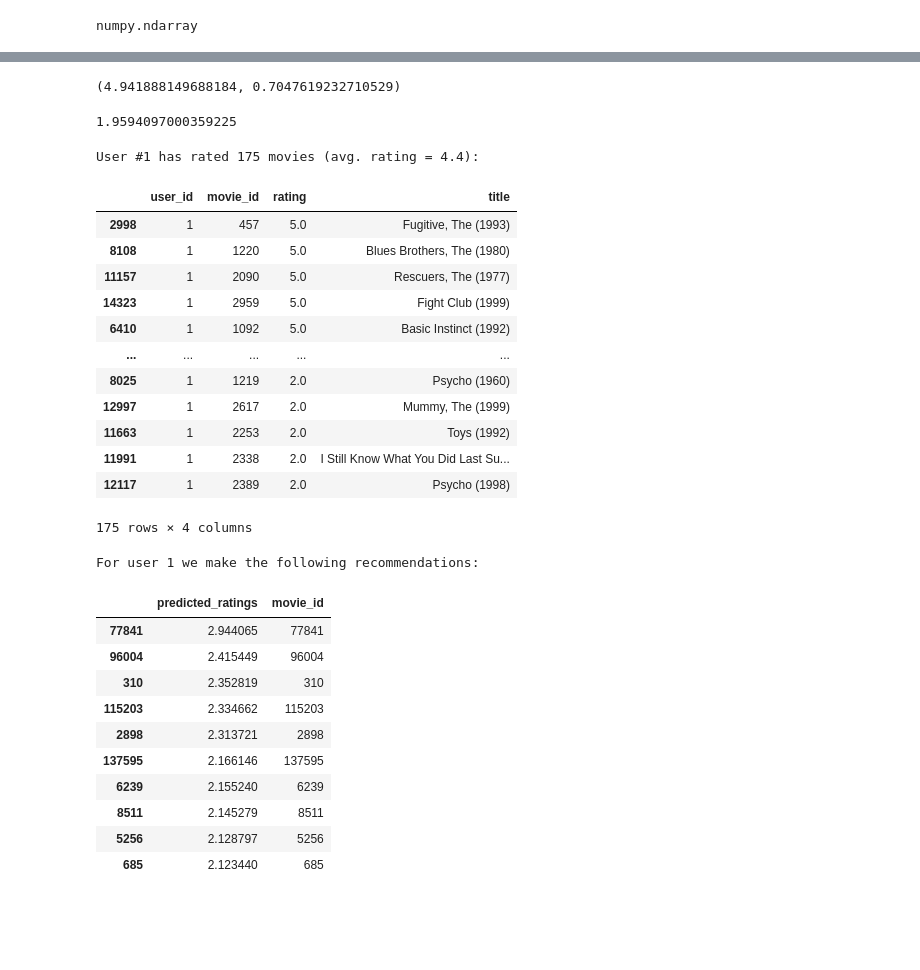
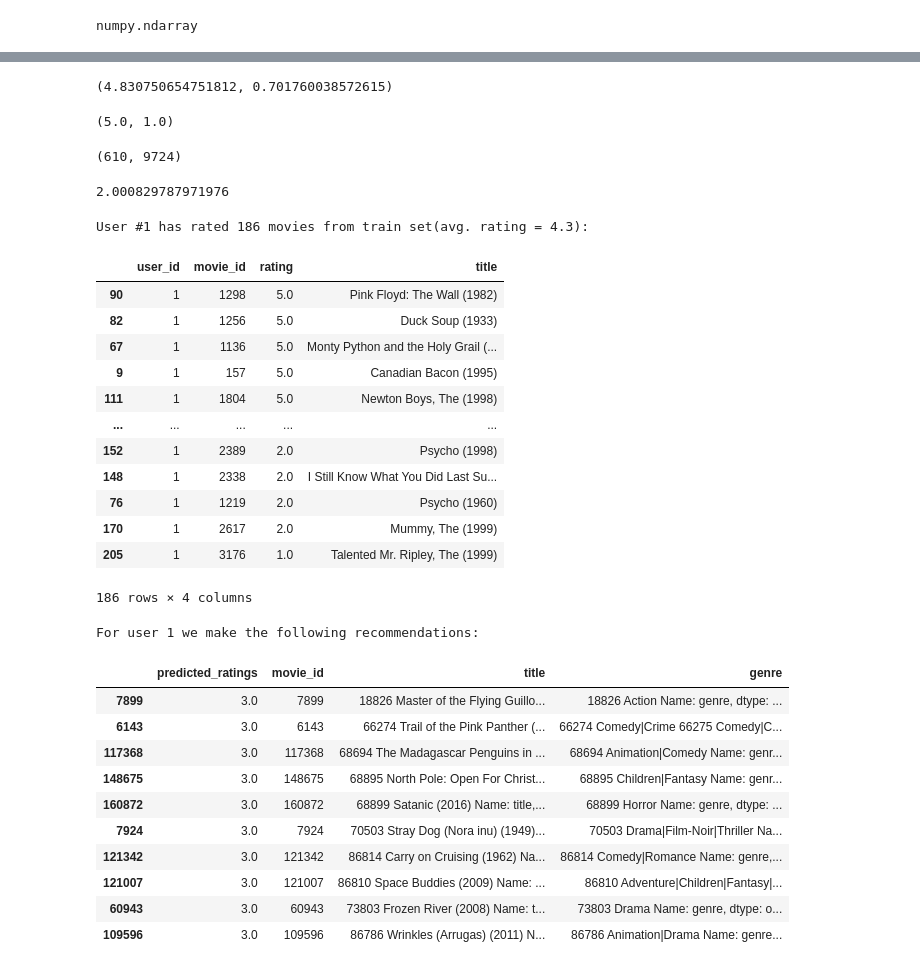
Before and after one commit to elenacramer/DLRM-with-Keras-for-movielens-dataset, a Jupyter notebook: CF_Matrix_Fact.ipynb, the cells around one changed output, grey strips where cells are left out. Drawn from its saved outputs; the diff is of its cells as text; code cells hidden in the pictures; blank space fills up the shorter version.

```diff
--- a/CF_Matrix_Fact.ipynb
+++ b/CF_Matrix_Fact.ipynb
@@ -59,0 +40,7 @@ train.shape, test.shape
+# %%
+# using train / test data saved
+train=pd.read_pickle('/home/elena/Downloads/traindata.pkl')
+test=pd.read_pickle('/home/elena/Downloads/testdata.pkl')
+col_used=data.columns
+train=train[col_used]
+test=test[col_used]
@@ -105,7 +108,7 @@ train_values.shape
 import scipy.sparse as sp
 from scipy.sparse.linalg import svds
 # get svds components from train matrix
-u, s, vt=  svds(train_values, k=20)
+u, s, vt=  svds(train_values, k=6)
 s_diag_matrix=np.diag(s)
 # Now you can make a prediction by taking dot product of u, s and v^T
 X_pred=np.dot(np.dot(u,s_diag_matrix),vt)
@@ -130,14 +133,22 @@ X_scale=((X_pred-min_neg_value-0.8)/max_value)*3 + 1
 X_predict_scale=pd.DataFrame(X_scale, index=n_users, columns=n_movies)
 X_predict_scale.max().max(), X_predict_scale.min().min()
 # %% [output]
-(4.941888149688184, 0.7047619232710529)
+(4.830750654751812, 0.701760038572615)
+# %%
+X_predict_scale=X_predict_scale.round(0)
+X_predict_scale.max().max(), X_predict_scale.min().min()
+# %% [output]
+(5.0, 1.0)
+# %%
+X_predict_scale.shape
+# %% [output]
+(610, 9724)
 # %%
 # evaluation
-from sklearn.metrics import mean_squared_error
-from math import sqrt
-sqrt(mean_squared_error(X_predict_scale[test_values.columns], test_values))
+from sklearn.metrics import mean_absolute_error
+mean_absolute_error(X_predict_scale[test_dataframe.columns], test_dataframe)
 # %% [output]
-1.9594097000359225
+2.000829787971976
 # %%
 # recommending
 def recommendations(userid, n_movies):
@@ -150,41 +161,45 @@ def recommendations(userid, n_movies):
     return predictions
 # %%
 user_ratings = train[train.user_id==1]
-print("User #{} has rated {} movies (avg. rating = {:.1f}):".format(
+print("User #{} has rated {} movies from train set(avg. rating = {:.1f}):".format(
     1, len(user_ratings), user_ratings['rating'].mean(),
 ))
 cols = ['user_id', 'movie_id', 'rating', 'title']
 user_ratings.sort_values(by='rating', ascending=False)[cols]
 # %% [output]
-User #1 has rated 175 movies (avg. rating = 4.4):
+User #1 has rated 186 movies from train set(avg. rating = 4.3):
 |  | user_id | movie_id | rating | title |
-| 2998 | 1 | 457 | 5.0 | Fugitive, The (1993) |
-| 8108 | 1 | 1220 | 5.0 | Blues Brothers, The (1980) |
-| 11157 | 1 | 2090 | 5.0 | Rescuers, The (1977) |
-| 14323 | 1 | 2959 | 5.0 | Fight Club (1999) |
-| 6410 | 1 | 1092 | 5.0 | Basic Instinct (1992) |
+| 90 | 1 | 1298 | 5.0 | Pink Floyd: The Wall (1982) |
+| 82 | 1 | 1256 | 5.0 | Duck Soup (1933) |
+| 67 | 1 | 1136 | 5.0 | Monty Python and the Holy Grail (... |
+| 9 | 1 | 157 | 5.0 | Canadian Bacon (1995) |
+| 111 | 1 | 1804 | 5.0 | Newton Boys, The (1998) |
 | ... | ... | ... | ... | ... |
-| 8025 | 1 | 1219 | 2.0 | Psycho (1960) |
-| 12997 | 1 | 2617 | 2.0 | Mummy, The (1999) |
-| 11663 | 1 | 2253 | 2.0 | Toys (1992) |
-| 11991 | 1 | 2338 | 2.0 | I Still Know What You Did Last Su... |
-| 12117 | 1 | 2389 | 2.0 | Psycho (1998) |
+| 152 | 1 | 2389 | 2.0 | Psycho (1998) |
+| 148 | 1 | 2338 | 2.0 | I Still Know What You Did Last Su... |
+| 76 | 1 | 1219 | 2.0 | Psycho (1960) |
+| 170 | 1 | 2617 | 2.0 | Mummy, The (1999) |
+| 205 | 1 | 3176 | 1.0 | Talented Mr. Ripley, The (1999) |
-175 rows × 4 columns
+186 rows × 4 columns
 # %%
 preds_user1=recommendations(1,10)
 preds_user1.columns=['predicted_ratings']
 preds_user1['movie_id']=preds_user1.index
+movie_name=lambda movie: data.title[data.movie_id==movie]
+movie_genre=lambda movie: data.genre[data.movie_id==movie]
+preds_user1['title']=preds_user1.movie_id.map(movie_name)
+preds_user1['genre']=preds_user1.movie_id.map(movie_genre)
 preds_user1.sort_values(by='predicted_ratings', ascending=False).head(10)
 # %% [output]
 For user 1 we make the following recommendations:
-|  | predicted_ratings | movie_id |
-| 77841 | 2.944065 | 77841 |
-| 96004 | 2.415449 | 96004 |
-| 310 | 2.352819 | 310 |
-| 115203 | 2.334662 | 115203 |
-| 2898 | 2.313721 | 2898 |
-| 137595 | 2.166146 | 137595 |
-| 6239 | 2.155240 | 6239 |
-| 8511 | 2.145279 | 8511 |
-| 5256 | 2.128797 | 5256 |
-| 685 | 2.123440 | 685 |
+|  | predicted_ratings | movie_id | title | genre |
+| 7899 | 3.0 | 7899 | 18826 Master of the Flying Guillo... | 18826 Action Name: genre, dtype: ... |
+| 6143 | 3.0 | 6143 | 66274 Trail of the Pink Panther (... | 66274 Comedy|Crime 66275 Comedy|C... |
+| 117368 | 3.0 | 117368 | 68694 The Madagascar Penguins in ... | 68694 Animation|Comedy Name: genr... |
+| 148675 | 3.0 | 148675 | 68895 North Pole: Open For Christ... | 68895 Children|Fantasy Name: genr... |
+| 160872 | 3.0 | 160872 | 68899 Satanic (2016) Name: title,... | 68899 Horror Name: genre, dtype: ... |
+| 7924 | 3.0 | 7924 | 70503 Stray Dog (Nora inu) (1949)... | 70503 Drama|Film-Noir|Thriller Na... |
+| 121342 | 3.0 | 121342 | 86814 Carry on Cruising (1962) Na... | 86814 Comedy|Romance Name: genre,... |
+| 121007 | 3.0 | 121007 | 86810 Space Buddies (2009) Name: ... | 86810 Adventure|Children|Fantasy|... |
+| 60943 | 3.0 | 60943 | 73803 Frozen River (2008) Name: t... | 73803 Drama Name: genre, dtype: o... |
+| 109596 | 3.0 | 109596 | 86786 Wrinkles (Arrugas) (2011) N... | 86786 Animation|Drama Name: genre... |
```
Also changed, not shown: parts of 14 cells of this notebook, 1 other file.
